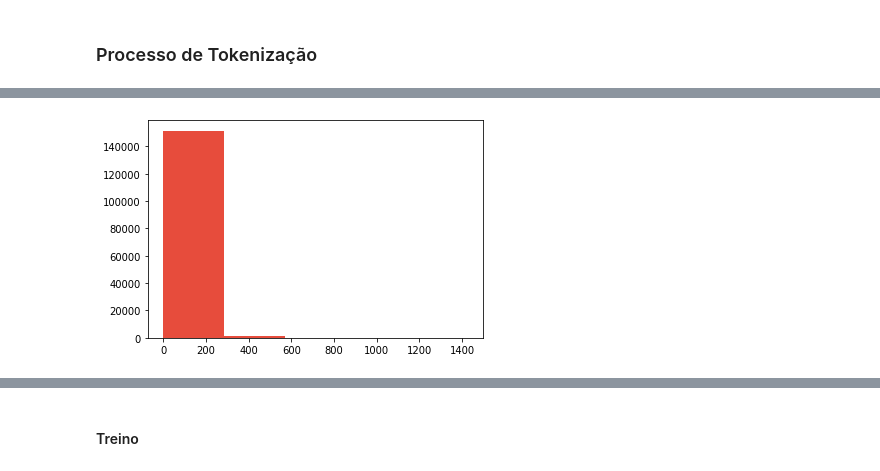
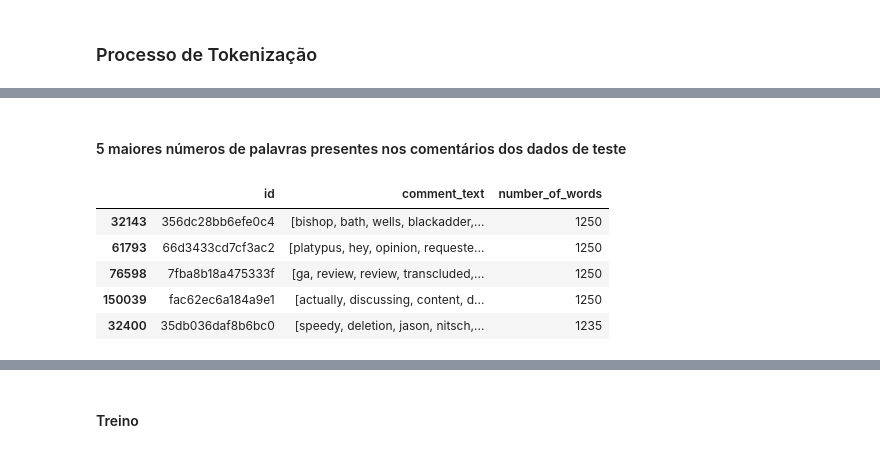
Before and after one commit to barbaraneves/data-mining-2019-2, a Jupyter notebook: Trabalho Prático/Partes 2 e 3 - Resultados parciais e conclusão do projeto/toxic-comment-classification-logistic-regression.ipynb, the cells around one changed output, grey strips where cells are left out. Cells and saved outputs as stored; diff of their text form; code cells hidden in the pictures.

```diff
--- a/Trabalho Prático/Partes 2 e 3 - Resultados parciais e conclusão do projeto/toxic-comment-classification-barbara.ipynb
+++ b/Trabalho Prático/Partes 2 e 3 - Resultados parciais e conclusão do projeto/toxic-comment-classification-logistic-regression.ipynb
@@ -344,9 +351,14 @@ new_df_train.nlargest(5, 'number_of_char')
+# %% [markdown]
+#### 5 maiores números de palavras presentes nos comentários dos dados de teste
 # %%
 new_df_test = df_test
-new_df_test['number_of_char'] = df_test['comment_text'].apply(lambda x: word_count(x))
+new_df_test['number_of_words'] = df_train['comment_text'].apply(lambda x: word_count(x))
 
-hist = plt.hist(new_df_test['number_of_char'], bins=5, color='#e74c3c')
-
-plt.show()
+new_df_test.nlargest(5, 'number_of_words')
 # %% [output]
-[figure, removed]
+|  | id | comment_text | number_of_words |
+| 32143 | 356dc28bb6efe0c4 | [bishop, bath, wells, blackadder,... | 1250 |
+| 61793 | 66d3433cd7cf3ac2 | [platypus, hey, opinion, requeste... | 1250 |
+| 76598 | 7fba8b18a475333f | [ga, review, review, transcluded,... | 1250 |
+| 150039 | fac62ec6a184a9e1 | [actually, discussing, content, d... | 1250 |
+| 32400 | 35db036daf8b6bc0 | [speedy, deletion, jason, nitsch,... | 1235 |
```
Also changed, not shown: parts of 22 cells of this notebook, 2 other files.
